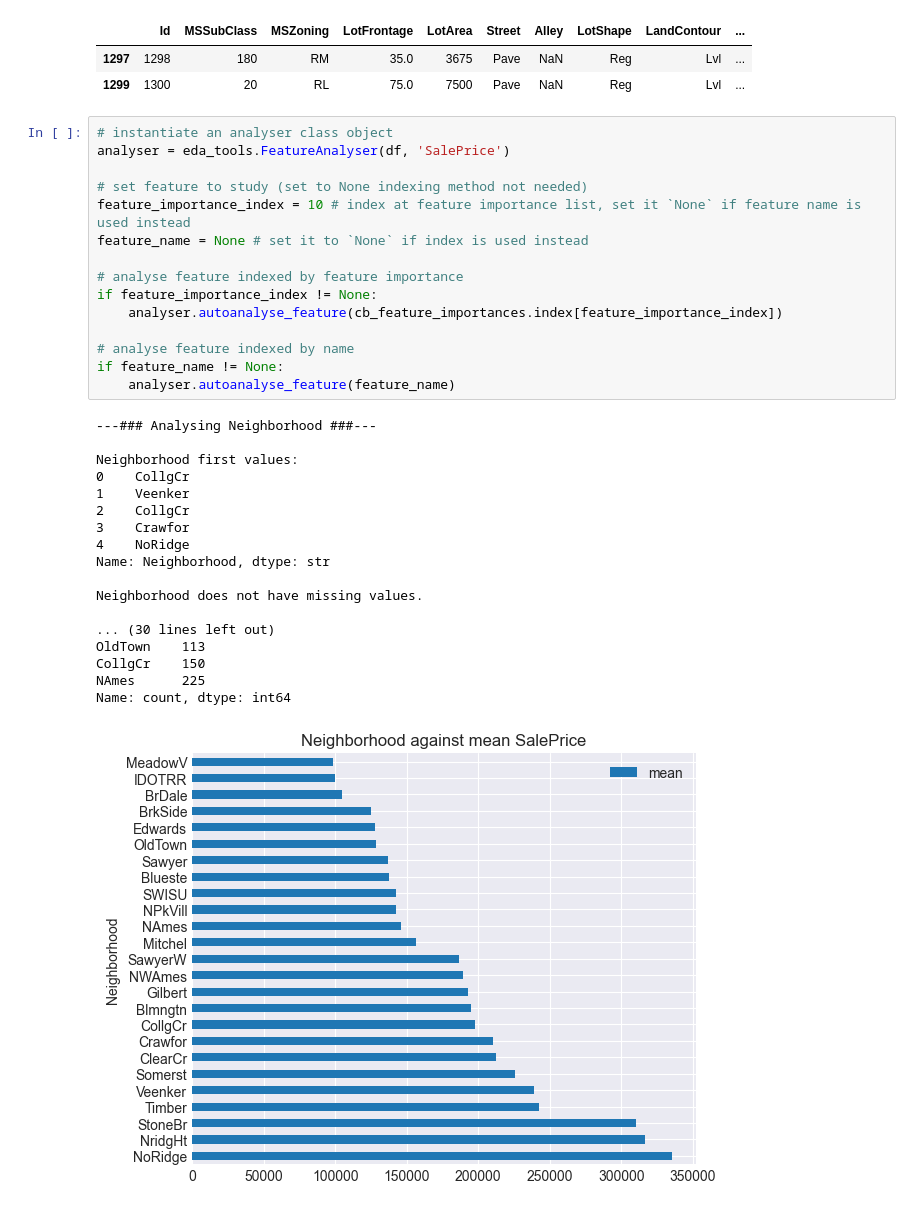
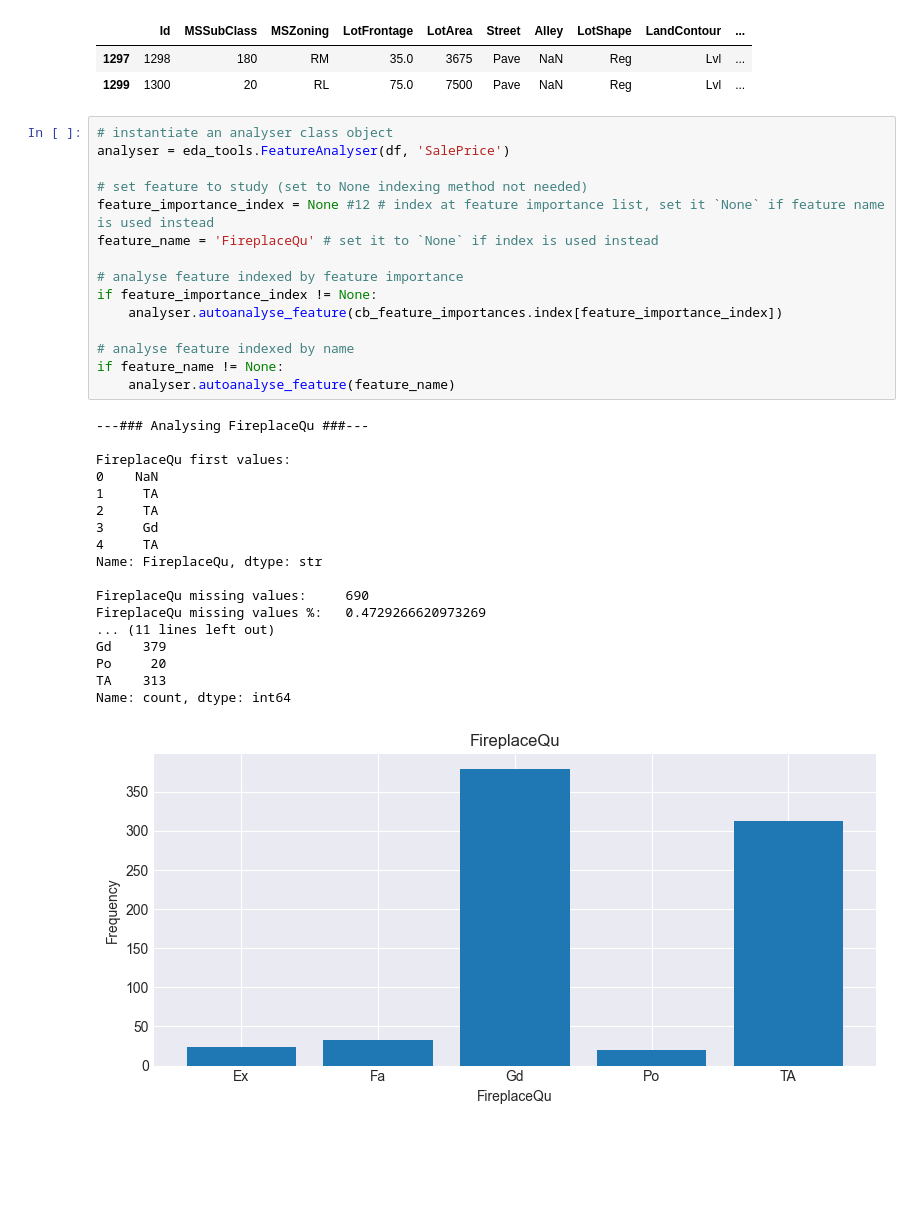
Before and after one commit to lopez-davcio/learning-journal, a Jupyter notebook: ames-housing-regression/ames-housing-analysis.ipynb, the cells around one changed output. Cells and saved outputs as stored; diff of their text form; blank space fills up the shorter version.

Commit message:
EDA: Analyse 'FullBath', 'Fireplaces' and 'FireplaceQu'

```diff
--- a/ames-housing-regression/ames-housing-analysis.ipynb
+++ b/ames-housing-regression/ames-housing-analysis.ipynb
@@ -152,34 +149,34 @@ df.iloc[1297:1299]
 # %%
 # instantiate an analyser class object
 analyser = eda_tools.FeatureAnalyser(df, 'SalePrice')
 
 # set feature to study (set to None indexing method not needed)
-feature_importance_index = 10 # index at feature importance list, set it `None` if feature name is used instead
-feature_name = None # set it to `None` if index is used instead
+feature_importance_index = None #12 # index at feature importance list, set it `None` if feature name is used instead
+feature_name = 'FireplaceQu' # set it to `None` if index is used instead
 
 # analyse feature indexed by feature importance
 if feature_importance_index != None:
     analyser.autoanalyse_feature(cb_feature_importances.index[feature_importance_index])
 
 # analyse feature indexed by name
 if feature_name != None:
     analyser.autoanalyse_feature(feature_name)
 # %% [output]
----### Analysing Neighborhood ###---
+---### Analysing FireplaceQu ###---
 
-Neighborhood first values:
-0    CollgCr
-1    Veenker
-2    CollgCr
-3    Crawfor
-4    NoRidge
-Name: Neighborhood, dtype: str
+FireplaceQu first values:
+0    NaN
+1     TA
+2     TA
+3     Gd
+4     TA
+Name: FireplaceQu, dtype: str
 
-Neighborhood does not have missing values.
-
-... (30 lines left out)
-OldTown    113
-CollgCr    150
-NAmes      225
+FireplaceQu missing values:     690
+FireplaceQu missing values %:   0.4729266620973269
+... (11 lines left out)
+Gd    379
+Po     20
+TA    313
 Name: count, dtype: int64
-[figure, old version]
+[figure, new version]
```
Also changed, not shown: parts of 5 cells of this notebook, 1 other file.
